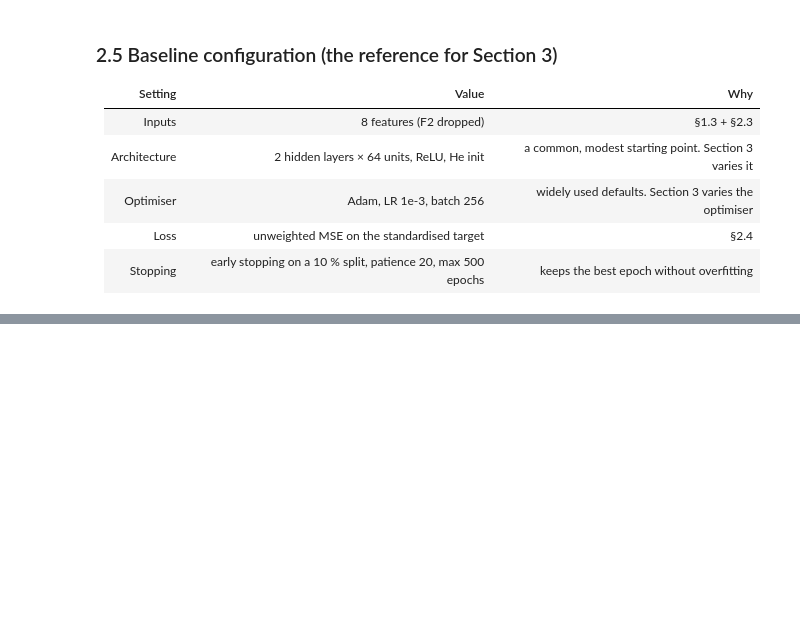
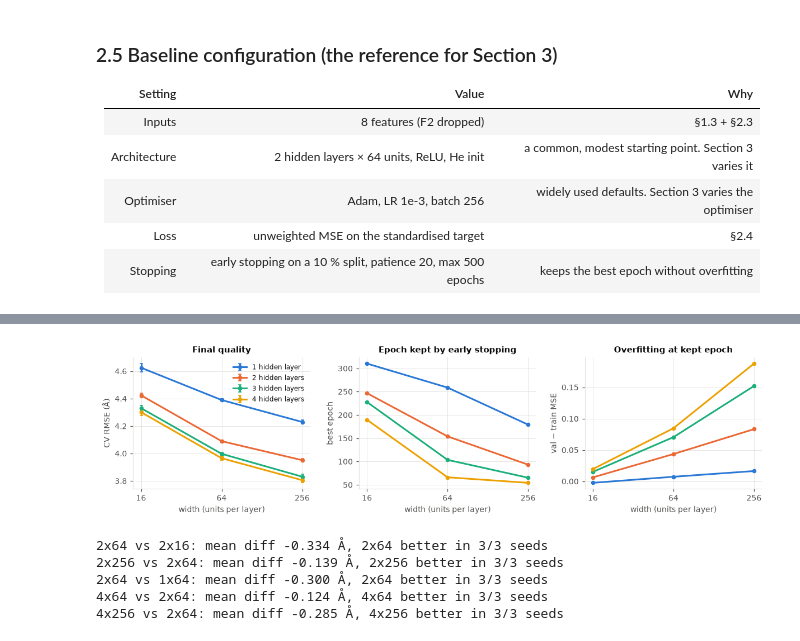
Before and after one commit to kyle-liebenberg/protein_folding_deviation_detection, a Jupyter notebook: notebooks/A1_protein_mlp.ipynb, the cells around one changed output, grey strips where cells are left out. Drawn from its saved outputs; the diff is of its cells as text; code cells hidden in the pictures; blank space fills up the shorter version.

```diff
--- a/notebooks/A1_protein_mlp.ipynb
+++ b/notebooks/A1_protein_mlp.ipynb
@@ -663,0 +841,8 @@ per_bin_table.round(2).T
+# %%
+DEPTHS, WIDTHS = [1, 2, 3, 4], [16, 64, 256]
+arch_configs = {f"{d}x{w}": replace(BASELINE, hidden_sizes=(w,) * d) for d in DEPTHS for w in WIDTHS}
+arch_table, arch_curves = run_grid("architecture", arch_configs, train_df, rerun=RERUN)
+
+arch_summary = aggregate(arch_table, ["depth", "width"])
+arch_summary["params"] = [MLP(len(INPUT_FEATURES), (w,) * d).count_parameters() for d, w in arch_summary.index]
+arch_summary[["params", "rmse", "rmse_seed_std", "epochs_to_0.50", "best_epoch", "gap_at_best", "dead_fraction"]].round(3)
@@ -663,0 +864,32 @@ per_bin_table.round(2).T
+# %%
+fig, axes = plt.subplots(1, 3, figsize=(11, 3))
+for colour, d in zip(CATEGORICAL, DEPTHS):
+    s = arch_summary.loc[d]
+    label = f"{d} hidden layer{'s' if d > 1 else ''}"
+    axes[0].errorbar(WIDTHS, s["rmse"], yerr=s["rmse_seed_std"], color=colour, marker="o", markersize=4, capsize=2, label=label)
+    axes[1].plot(WIDTHS, s["best_epoch"], color=colour, marker="o", markersize=4)
+    axes[2].plot(WIDTHS, s["gap_at_best"], color=colour, marker="o", markersize=4)
+for ax, title, ylabel in zip(axes, ["Final quality", "Epoch kept by early stopping", "Overfitting at kept epoch"],
+                             ["CV RMSE (Å)", "best epoch", "val − train MSE"]):
+    ax.set_xscale("log", base=2)
+    ax.set_xticks(WIDTHS, [str(w) for w in WIDTHS])
+    ax.set_xlabel("width (units per layer)")
+    ax.set_ylabel(ylabel)
+    ax.set_title(title)
+axes[0].legend()
+fig.tight_layout()
+plotting.save(fig, "architecture", "phase3")
+plt.show()
+
+print(seeds_agree(arch_table, "label", "2x64", "2x16"))     # H-B1: 16 -> 64
+print(seeds_agree(arch_table, "label", "2x256", "2x64"))    # H-B1: 64 -> 256
+print(seeds_agree(arch_table, "label", "2x64", "1x64"))     # H-B2: 1 -> 2 layers
+print(seeds_agree(arch_table, "label", "4x64", "2x64"))     # H-B2: 2 -> 4 layers
+print(seeds_agree(arch_table, "label", "4x256", "2x64"))    # H-B3: largest vs baseline
+# %% [output]
+[figure, added]
+2x64 vs 2x16: mean diff -0.334 Å, 2x64 better in 3/3 seeds
+2x256 vs 2x64: mean diff -0.139 Å, 2x256 better in 3/3 seeds
+2x64 vs 1x64: mean diff -0.300 Å, 2x64 better in 3/3 seeds
+4x64 vs 2x64: mean diff -0.124 Å, 4x64 better in 3/3 seeds
+4x256 vs 2x64: mean diff -0.285 Å, 4x256 better in 3/3 seeds
```
Also changed, not shown: parts of 20 cells of this notebook, 18 other files.
